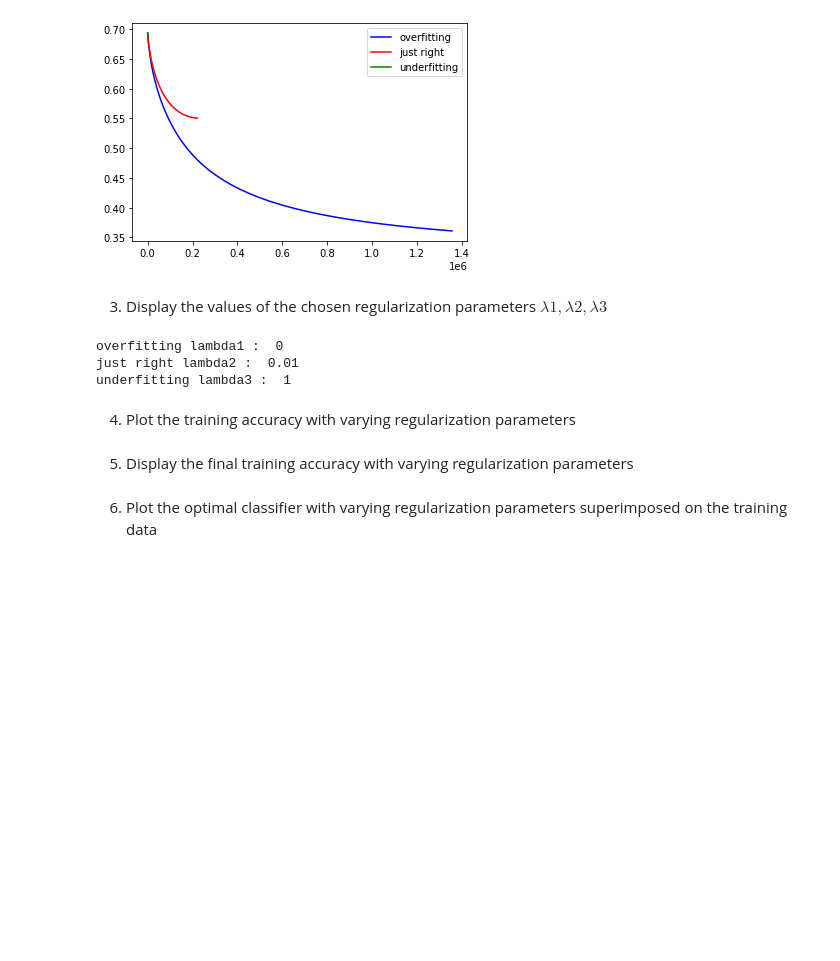
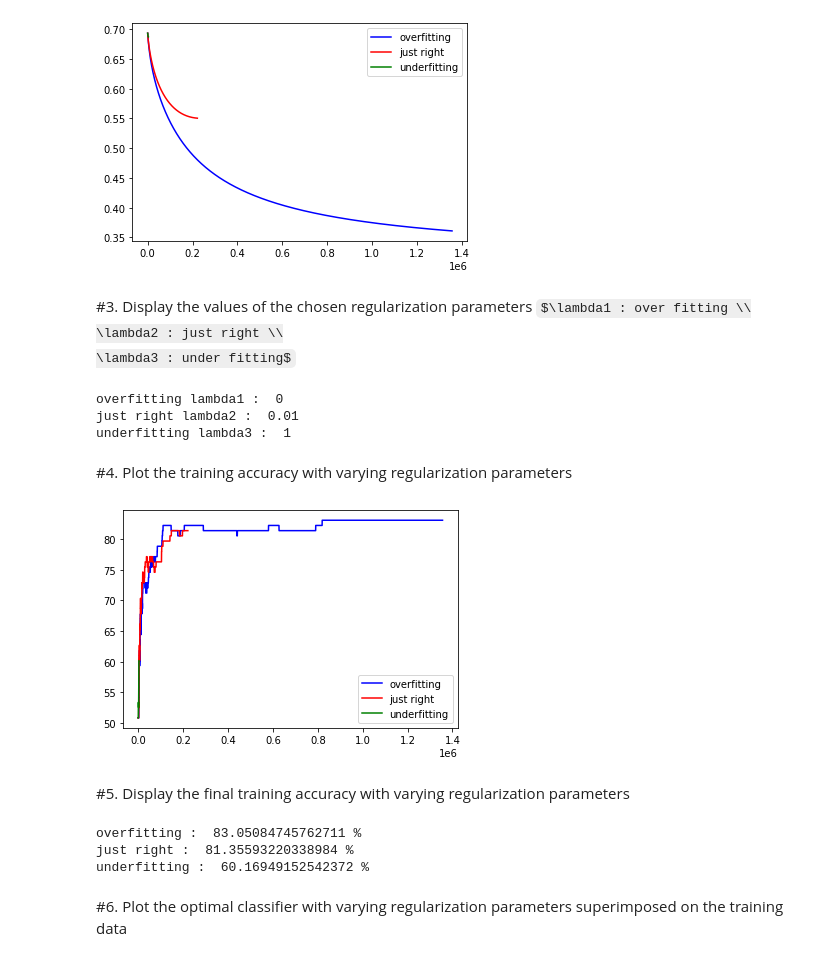
Before and after one commit to CJavaPython/AssignmentFolder, a Jupyter notebook: Assignment07/Assignment07.ipynb, the cells around one changed output. Saved outputs shown, nothing was run; the diff lists cells and outputs as text; code cells hidden in the pictures; some formulas as TeX source; blank space fills up the shorter version.

```diff
--- a/Assignment07/Assignment07.ipynb
+++ b/Assignment07/Assignment07.ipynb
@@ -253,8 +263,10 @@ plt.show()
 # %% [output]
 [figure]
 # %% [markdown]
-3. Display the values of the chosen regularization parameters
-$\lambda1, \lambda2, \lambda3$
+#3. Display the values of the chosen regularization parameters
+$\lambda1 : over fitting \\
+\lambda2 : just right \\
+\lambda3 : under fitting$
 # %%
 print("overfitting lambda1 : ", lmbd1)
 print("just right lambda2 : ", lmbd2)
@@ -264,8 +276,25 @@ overfitting lambda1 :  0
 just right lambda2 :  0.01
 underfitting lambda3 :  1
 # %% [markdown]
-4. Plot the training accuracy with varying regularization parameters
+#4. Plot the training accuracy with varying regularization parameters
+# %%
+plt.figure()
+plt.plot(accuracy_list1, c='b', label="overfitting")
+plt.plot(accuracy_list2, c='r', label="just right")
+plt.plot(accuracy_list3, c='g', label="underfitting")
+plt.legend()
+plt.show()
+# %% [output]
+[figure, added]
 # %% [markdown]
-5. Display the final training accuracy with varying regularization parameters
+#5. Display the final training accuracy with varying regularization parameters
+# %%
+print("overfitting : ", accuracy_list1[len(accuracy_list1) - 1], "%")
+print("just right : ", accuracy_list2[len(accuracy_list2) - 1], "%")
+print("underfitting : ", accuracy_list3[len(accuracy_list3) - 1], "%")
+# %% [output]
+overfitting :  83.05084745762711 %
+just right :  81.35593220338984 %
+underfitting :  60.16949152542372 %
 # %% [markdown]
-6. Plot the optimal classifier with varying regularization parameters superimposed on the training data
+#6. Plot the optimal classifier with varying regularization parameters superimposed on the training data
```
Also changed, not shown: parts of 8 cells of this notebook.
